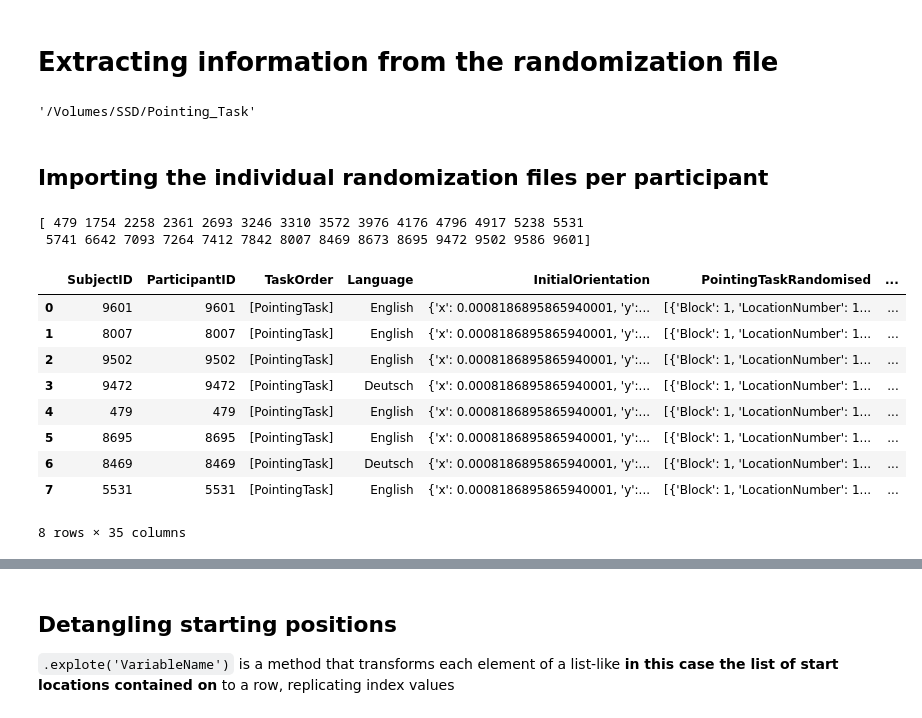
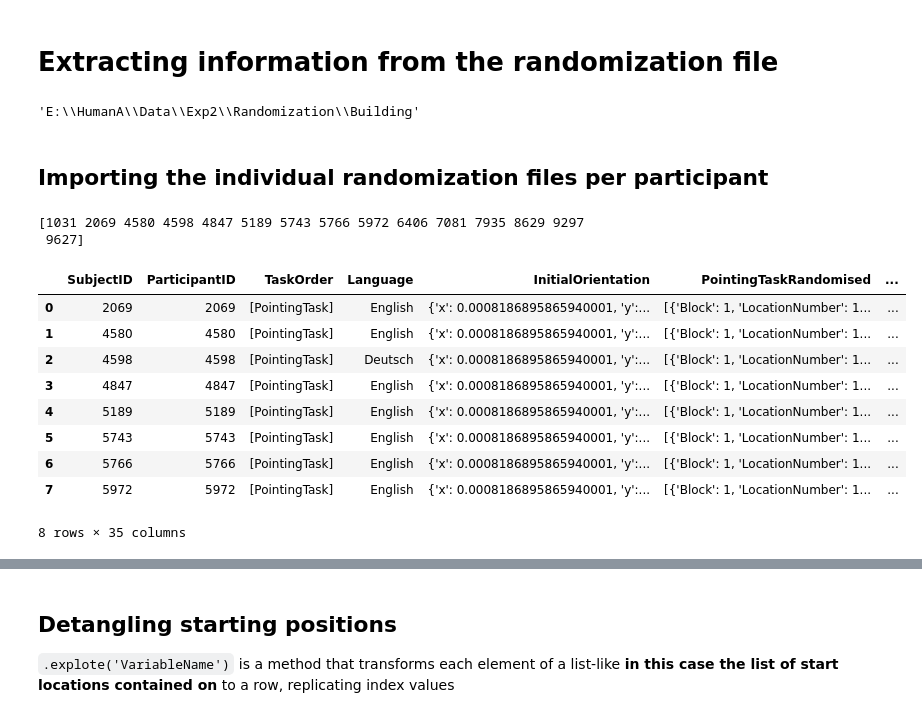
Before and after one commit to tracysanchez/Human_Agents_Impact_Nav, a Jupyter notebook: PointingTask_Exp2/Building_Task/02_ParticipantsDataReconstruction.ipynb, the cells around one changed output, grey strips where cells are left out. Saved outputs shown, nothing was run; the diff lists cells and outputs as text; code cells hidden in the pictures.

```diff
--- a/PointingTask_Exp2/Building_Task/02_ParticipantsDataReconstruction.ipynb
+++ b/PointingTask_Exp2/Building_Task/02_ParticipantsDataReconstruction.ipynb
@@ -10,57 +10,63 @@ import warnings
 warnings.simplefilter(action='ignore', category=FutureWarning)
 # %%
 # Added cell to set Working Directory to your location
-os.chdir('/Volumes/SSD/Pointing_Task')
+#os.chdir('/Volumes/SSD/Pointing_Task')
+os.chdir('E:/HumanA/Data/Exp2/Randomization/Building/')
 os.getcwd()
 # %% [output]
-'/Volumes/SSD/Pointing_Task'
+'E:\\HumanA\\Data\\Exp2\\Randomization\\Building'
 # %% [markdown]
 ## Importing the individual randomization files per participant
 # %%
 # specify data folder
 # with wildcard for every file with a certain name
-path = "Randomizations/*.json"
+#path = "Randomizations/*.json"
+path = "*.json"
 # %%
 ## Extracting all subject IDs from the data folder
 subIDs = []
 for sub in glob.glob(path):
-    if sub[15].isdigit():
-        subIDs.append(int(sub[15:19]))
+    if sub[0].isdigit():
+        subIDs.append(int(sub[0:4]))
+    #if sub[15].isdigit():
+    #    subIDs.append(int(sub[15:19]))
     else:
         pass
 subIDs = np.unique(subIDs)
 print(subIDs)
 # %% [output]
-[ 479 1754 2258 2361 2693 3246 3310 3572 3976 4176 4796 4917 5238 5531
- 5741 6642 7093 7264 7412 7842 8007 8469 8673 8695 9472 9502 9586 9601]
+[1031 2069 4580 4598 4847 5189 5743 5766 5972 6406 7081 7935 8629 9297
+ 9627]
 # %%
 # create empty dataframe
 df = pd.DataFrame()
 
 # read every file name in folder
 for filename in glob.glob(path):
-    with open(filename, 'r') as file:
-        # make json files parsable
-        data = "[" + file.read()
-        data = data[:len(data)-1] + "]"
+    if "PointingTask" in filename:
+        with open(filename, 'r') as file:
+            # make json files parsable
+            data = "[" + file.read()
+            data = data[:len(data)-1] + "]"
 
-        # read data per file
-        subjectdf = pd.read_json(data)
+            # read data per file
+            subjectdf = pd.read_json(data)
 
-        # insert participant id in every line
-        subjectdf.insert(0, "SubjectID", [int(filename[15:19])] * subjectdf.shape[0], True)
-        df = df.append(subjectdf, ignore_index=True)
+            # insert participant id in every line
+            #subjectdf.insert(0, "SubjectID", [int(filename[15:19])] * subjectdf.shape[0], True)
+            subjectdf.insert(0, "SubjectID", [int(filename[0:4])] * subjectdf.shape[0], True)
+            df = df.append(subjectdf, ignore_index=True)
 df.head(8)
 # %% [output]
 |  | SubjectID | ParticipantID | TaskOrder | Language | InitialOrientation | PointingTaskRandomised | ... |
-| 0 | 9601 | 9601 | [PointingTask] | English | {'x': 0.0008186895865940001, 'y':... | [{'Block': 1, 'LocationNumber': 1... | ... |
-| 1 | 8007 | 8007 | [PointingTask] | English | {'x': 0.0008186895865940001, 'y':... | [{'Block': 1, 'LocationNumber': 1... | ... |
-| 2 | 9502 | 9502 | [PointingTask] | English | {'x': 0.0008186895865940001, 'y':... | [{'Block': 1, 'LocationNumber': 1... | ... |
-| 3 | 9472 | 9472 | [PointingTask] | Deutsch | {'x': 0.0008186895865940001, 'y':... | [{'Block': 1, 'LocationNumber': 1... | ... |
-| 4 | 479 | 479 | [PointingTask] | English | {'x': 0.0008186895865940001, 'y':... | [{'Block': 1, 'LocationNumber': 1... | ... |
-| 5 | 8695 | 8695 | [PointingTask] | English | {'x': 0.0008186895865940001, 'y':... | [{'Block': 1, 'LocationNumber': 1... | ... |
-| 6 | 8469 | 8469 | [PointingTask] | Deutsch | {'x': 0.0008186895865940001, 'y':... | [{'Block': 1, 'LocationNumber': 1... | ... |
-| 7 | 5531 | 5531 | [PointingTask] | English | {'x': 0.0008186895865940001, 'y':... | [{'Block': 1, 'LocationNumber': 1... | ... |
+| 0 | 2069 | 2069 | [PointingTask] | English | {'x': 0.0008186895865940001, 'y':... | [{'Block': 1, 'LocationNumber': 1... | ... |
+| 1 | 4580 | 4580 | [PointingTask] | English | {'x': 0.0008186895865940001, 'y':... | [{'Block': 1, 'LocationNumber': 1... | ... |
+| 2 | 4598 | 4598 | [PointingTask] | Deutsch | {'x': 0.0008186895865940001, 'y':... | [{'Block': 1, 'LocationNumber': 1... | ... |
+| 3 | 4847 | 4847 | [PointingTask] | English | {'x': 0.0008186895865940001, 'y':... | [{'Block': 1, 'LocationNumber': 1... | ... |
+| 4 | 5189 | 5189 | [PointingTask] | English | {'x': 0.0008186895865940001, 'y':... | [{'Block': 1, 'LocationNumber': 1... | ... |
+| 5 | 5743 | 5743 | [PointingTask] | English | {'x': 0.0008186895865940001, 'y':... | [{'Block': 1, 'LocationNumber': 1... | ... |
+| 6 | 5766 | 5766 | [PointingTask] | English | {'x': 0.0008186895865940001, 'y':... | [{'Block': 1, 'LocationNumber': 1... | ... |
+| 7 | 5972 | 5972 | [PointingTask] | English | {'x': 0.0008186895865940001, 'y':... | [{'Block': 1, 'LocationNumber': 1... | ... |
 8 rows × 35 columns
 # %%
 df.tail(10)
```
Also changed, not shown: parts of 28 cells of this notebook, 6 other files.
